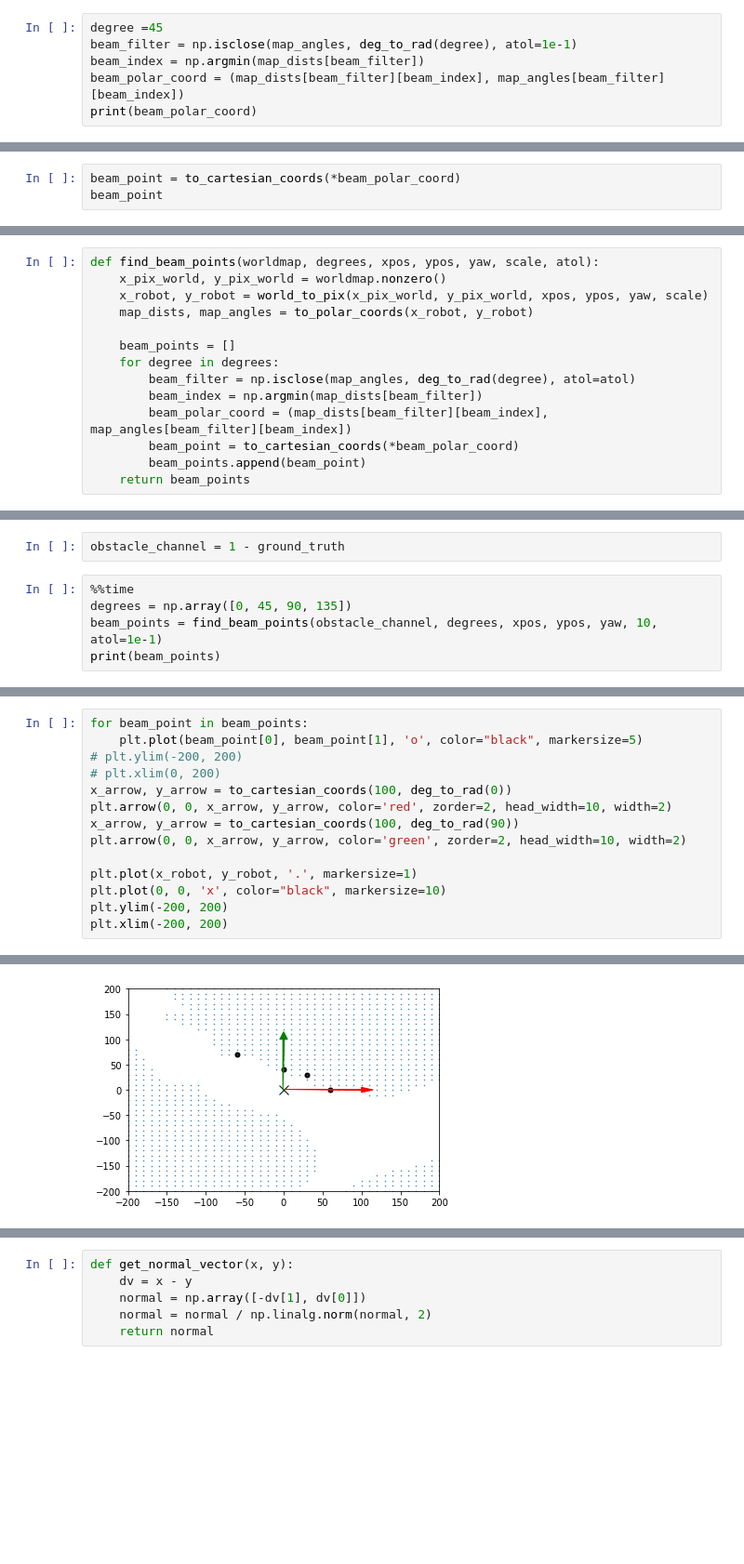
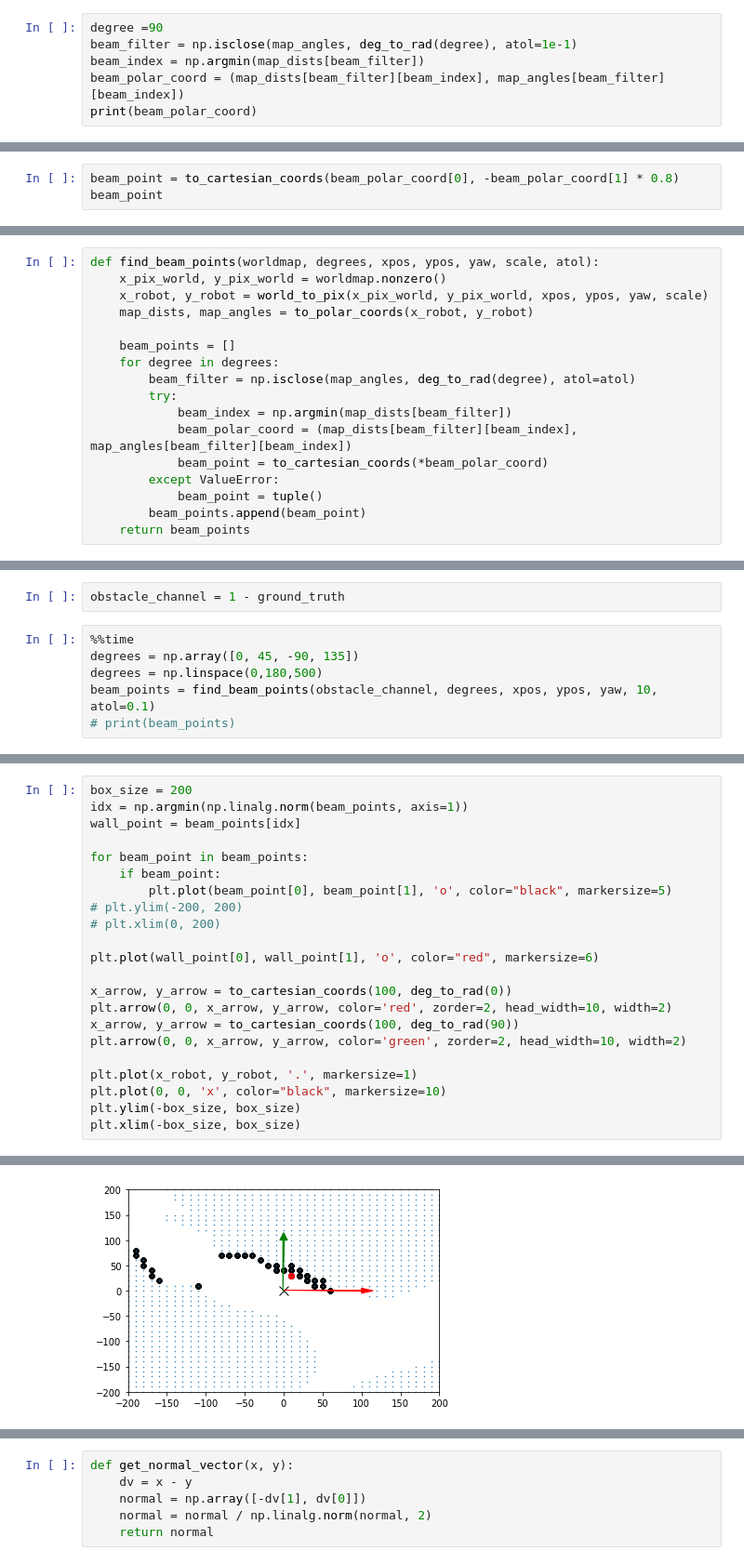
Before and after one commit to ndilsou/RoboND-Rover-Project, a Jupyter notebook: code/Rover_Project_Test_Notebook.ipynb, the cells around one changed output, grey strips where cells are left out. Shown at 93% size. Saved outputs shown, nothing was run; the diff lists cells and outputs as text; blank space fills up the shorter version.

```diff
--- a/code/Rover_Project_Test_Notebook.ipynb
+++ b/code/Rover_Project_Test_Notebook.ipynb
@@ -430,7 +437,7 @@ np.sum(np.isclose(map_angles, deg_to_rad(90)))
 # %% [markdown]
 Now that we have all the points in this direction, we are going to select the relevant points and find the closest to 0
 # %%
-degree =45
+degree =90
 beam_filter = np.isclose(map_angles, deg_to_rad(degree), atol=1e-1)
 beam_index = np.argmin(map_dists[beam_filter])
 beam_polar_coord = (map_dists[beam_filter][beam_index], map_angles[beam_filter][beam_index])
@@ -440,6 +447,6 @@ print(beam_polar_coord)
 # %%
 # map_dists[beam_filter]
 # %%
-beam_point = to_cartesian_coords(*beam_polar_coord)
+beam_point = to_cartesian_coords(beam_polar_coord[0], -beam_polar_coord[1] * 0.8)
 beam_point
 # %% [output]
@@ -471,9 +478,12 @@ def find_beam_points(worldmap, degrees, xpos, ypos, yaw, scale, atol):
     beam_points = []
     for degree in degrees:
         beam_filter = np.isclose(map_angles, deg_to_rad(degree), atol=atol)
-        beam_index = np.argmin(map_dists[beam_filter])
-        beam_polar_coord = (map_dists[beam_filter][beam_index], map_angles[beam_filter][beam_index])
-        beam_point = to_cartesian_coords(*beam_polar_coord)
+        try:
+            beam_index = np.argmin(map_dists[beam_filter])
+            beam_polar_coord = (map_dists[beam_filter][beam_index], map_angles[beam_filter][beam_index])
+            beam_point = to_cartesian_coords(*beam_polar_coord)
+        except ValueError:
+            beam_point = tuple()
         beam_points.append(beam_point)
     return beam_points
 # %% [markdown]
@@ -482,7 +492,8 @@ We test the beam search
 obstacle_channel = 1 - ground_truth
 # %%
 %%time
-degrees = np.array([0, 45, 90, 135])
-beam_points = find_beam_points(obstacle_channel, degrees, xpos, ypos, yaw, 10, atol=1e-1)
-print(beam_points)
+degrees = np.array([0, 45, -90, 135])
+degrees = np.linspace(0,180,500)
+beam_points = find_beam_points(obstacle_channel, degrees, xpos, ypos, yaw, 10, atol=0.1)
+# print(beam_points)
 # %% [output]
@@ -492,17 +522,25 @@ Wall time: 18.6 ms
 # %%
+box_size = 200
+idx = np.argmin(np.linalg.norm(beam_points, axis=1))
+wall_point = beam_points[idx]
+
 for beam_point in beam_points:
-    plt.plot(beam_point[0], beam_point[1], 'o', color="black", markersize=5)
+    if beam_point:
+        plt.plot(beam_point[0], beam_point[1], 'o', color="black", markersize=5)
 # plt.ylim(-200, 200)
 # plt.xlim(0, 200)
+
+plt.plot(wall_point[0], wall_point[1], 'o', color="red", markersize=6)
+
 x_arrow, y_arrow = to_cartesian_coords(100, deg_to_rad(0))
 plt.arrow(0, 0, x_arrow, y_arrow, color='red', zorder=2, head_width=10, width=2)
 x_arrow, y_arrow = to_cartesian_coords(100, deg_to_rad(90))
 plt.arrow(0, 0, x_arrow, y_arrow, color='green', zorder=2, head_width=10, width=2)
 
 plt.plot(x_robot, y_robot, '.', markersize=1)
 plt.plot(0, 0, 'x', color="black", markersize=10)
-plt.ylim(-200, 200)
-plt.xlim(-200, 200)
+plt.ylim(-box_size, box_size)
+plt.xlim(-box_size, box_size)
 # %% [output]
 (-200, 200)
-[figure, old version]
+[figure, new version]
```
Also changed, not shown: parts of 20 cells of this notebook, 10 other files.
